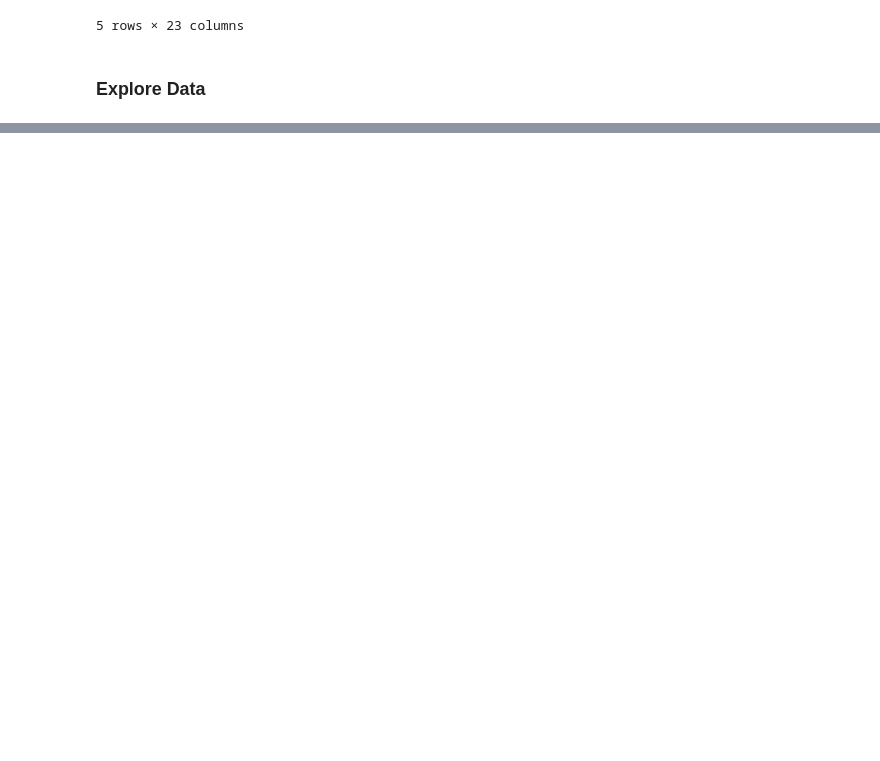
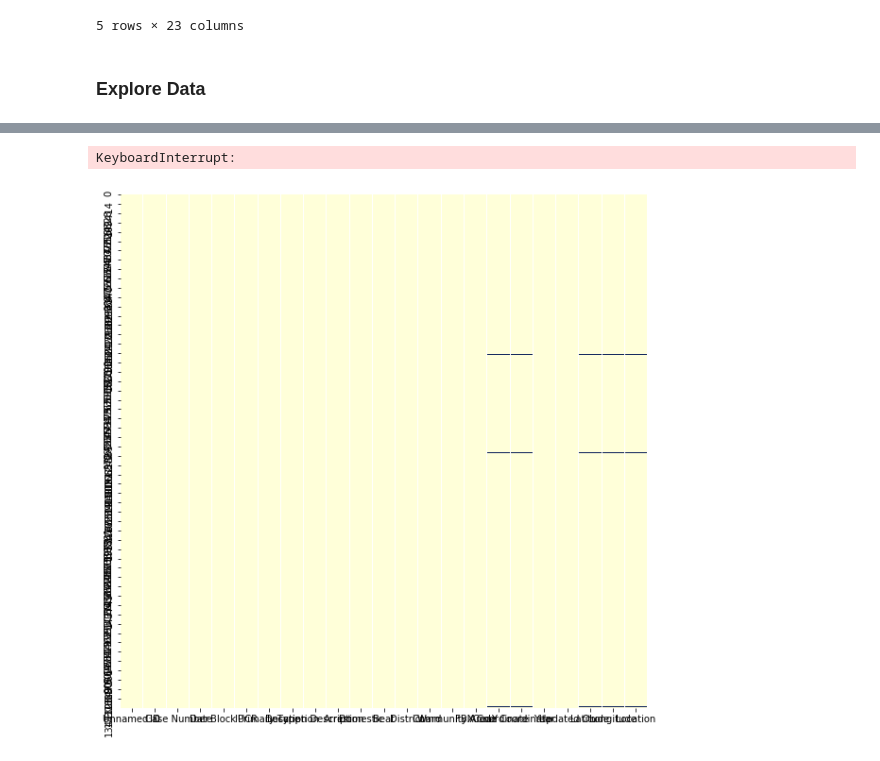
Before and after one commit to sagecodes/chicago-crime-prediction-fbprophet, a Jupyter notebook: chicago-crime-prediction-fbprophet.ipynb, the cells around one changed output, grey strips where cells are left out. Drawn from its saved outputs; the diff is of its cells as text; code cells hidden in the pictures; blank space fills up the shorter version.

```diff
--- a/chicago-crime-prediction-fbprophet.ipynb
+++ b/chicago-crime-prediction-fbprophet.ipynb
@@ -59,0 +81,7 @@ chicago_df.tail()
+# %%
+# Plot missing information
+plt.figure(figsize = (10,10))
+sns.heatmap(chicago_df.isnull(), cbar=False, cmap = 'YlGnBu')
+# %% [output]
+KeyboardInterrupt:
+[figure, added]
```
Also changed, not shown: parts of 4 cells of this notebook.
